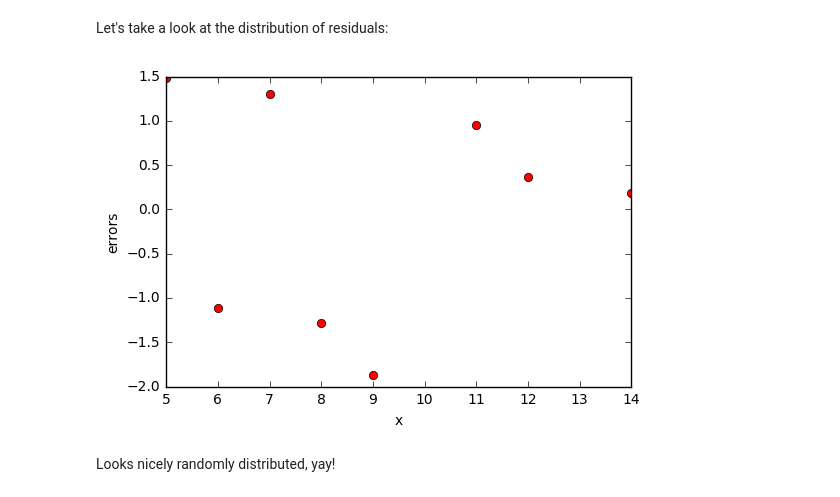
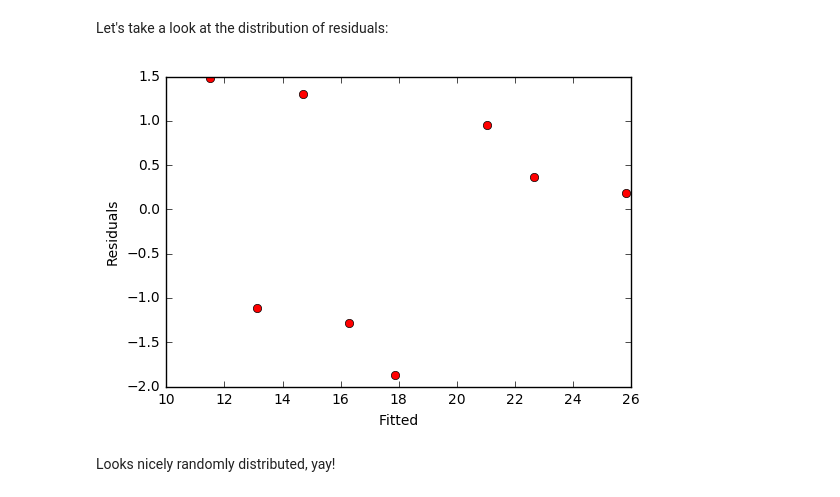
Before and after one commit to koelyl/Toy-Regression, a Jupyter notebook: Linear Regression.ipynb, the cells around one changed output. Saved outputs shown, nothing was run; the diff lists cells and outputs as text; code cells hidden in the pictures.

Commit message:
Fix parameters to residuals vs fitted plot

```diff
--- a/Linear Regression.ipynb
+++ b/Linear Regression.ipynb
@@ -116,11 +116,11 @@ def get_residuals(actual, predicted):
 
 errors = get_residuals(y, y_hats)
 # %%
-plt.plot(x, errors, 'ro')
-plt.ylabel('errors')
-plt.xlabel('x')
+plt.plot(y_hats, errors, 'ro')
+plt.ylabel('Residuals')
+plt.xlabel('Fitted')
 plt.show()
 # %% [output]
-[figure, old version]
+[figure, new version]
 # %% [markdown]
 Looks nicely randomly distributed, yay!
```
